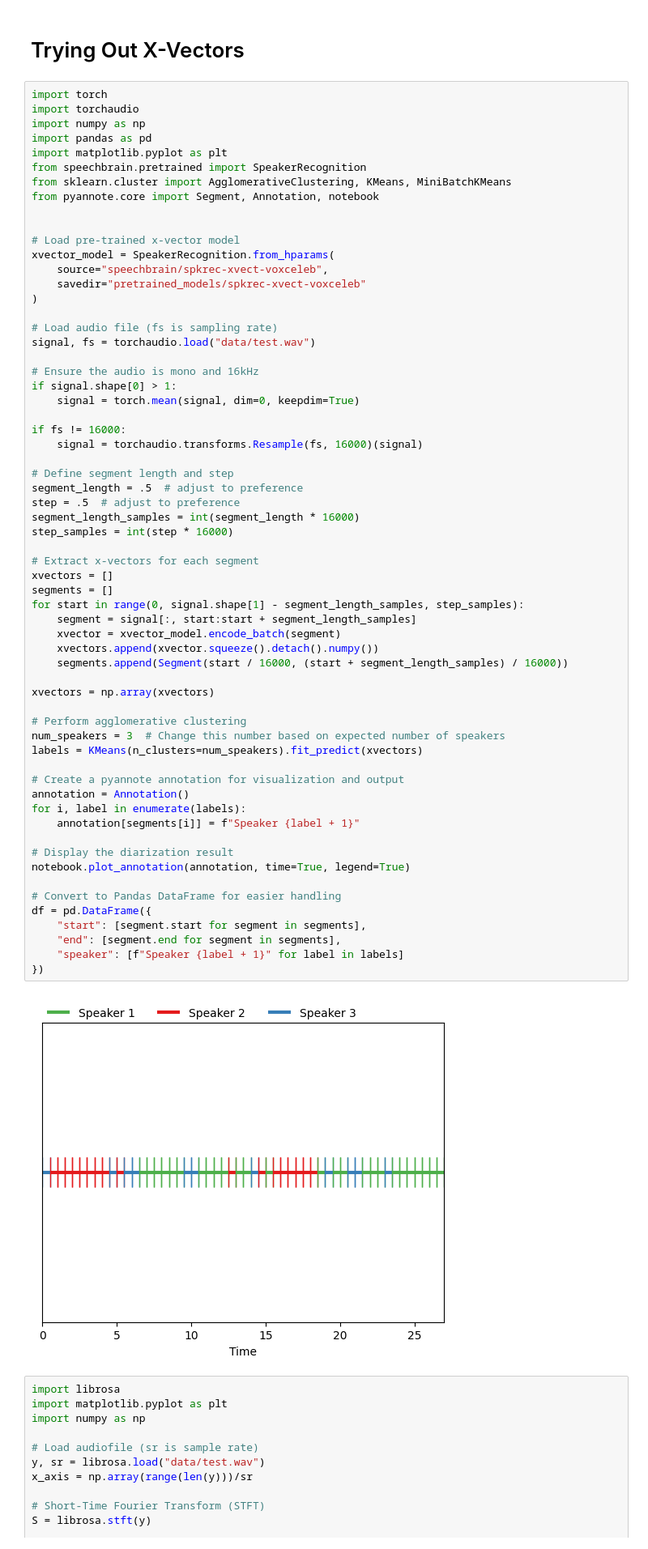
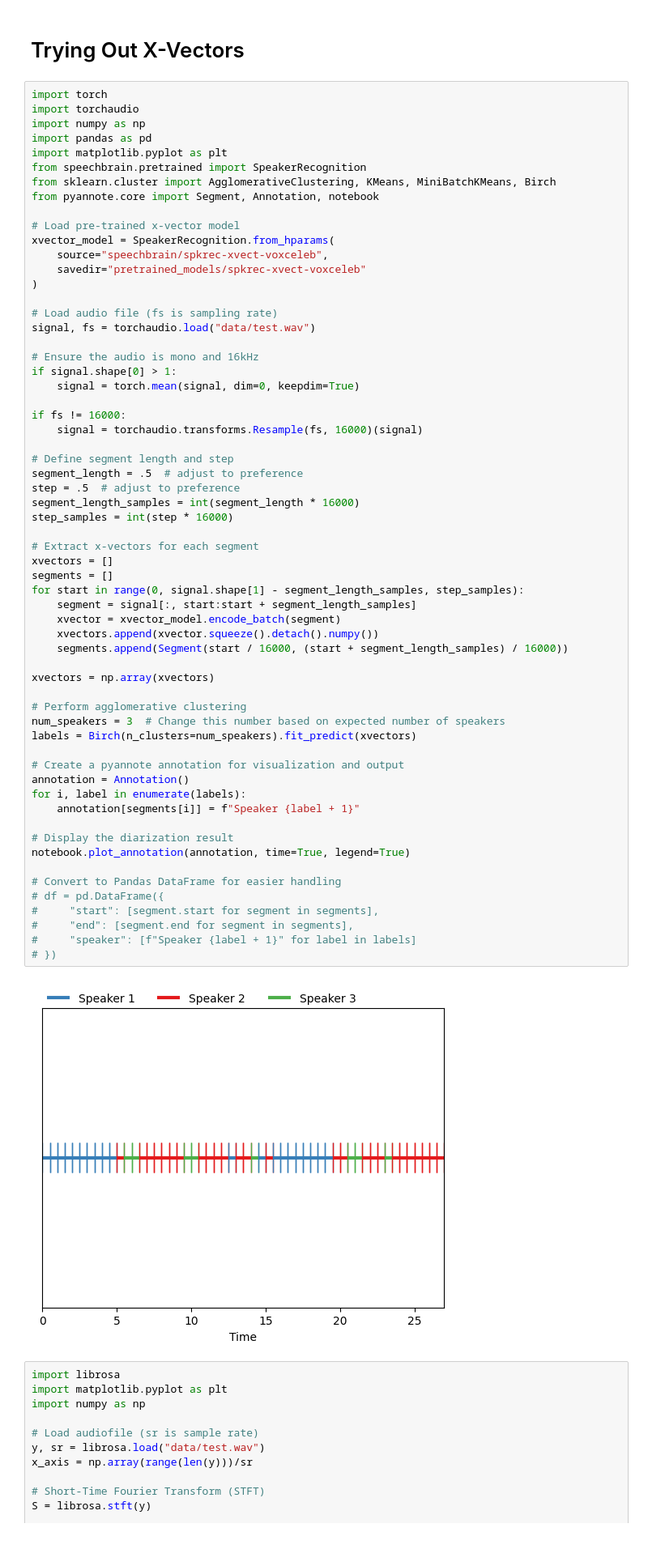
Before and after one commit to jottemka/ds-capstone-speakequal, a Jupyter notebook: jk_speak_equal.ipynb, the cells around one changed output. Shown at 81% size. Saved outputs shown, nothing was run; the diff lists cells and outputs as text.

```diff
--- a/jk_speak_equal.ipynb
+++ b/jk_speak_equal.ipynb
@@ -90,9 +90,8 @@ import numpy as np
 import pandas as pd
 import matplotlib.pyplot as plt
 from speechbrain.pretrained import SpeakerRecognition
-from sklearn.cluster import AgglomerativeClustering, KMeans, MiniBatchKMeans
+from sklearn.cluster import AgglomerativeClustering, KMeans, MiniBatchKMeans, Birch
 from pyannote.core import Segment, Annotation, notebook
-
 
 # Load pre-trained x-vector model
 xvector_model = SpeakerRecognition.from_hparams(
@@ -113,40 +112,40 @@ if fs != 16000:
 # Define segment length and step
 segment_length = .5  # adjust to preference
 step = .5  # adjust to preference
 segment_length_samples = int(segment_length * 16000)
 step_samples = int(step * 16000)
 
 # Extract x-vectors for each segment
 xvectors = []
 segments = []
 for start in range(0, signal.shape[1] - segment_length_samples, step_samples):
     segment = signal[:, start:start + segment_length_samples]
     xvector = xvector_model.encode_batch(segment)
     xvectors.append(xvector.squeeze().detach().numpy())
     segments.append(Segment(start / 16000, (start + segment_length_samples) / 16000))
 
 xvectors = np.array(xvectors)
 
 # Perform agglomerative clustering
 num_speakers = 3  # Change this number based on expected number of speakers
-labels = KMeans(n_clusters=num_speakers).fit_predict(xvectors)
+labels = Birch(n_clusters=num_speakers).fit_predict(xvectors)
 
 # Create a pyannote annotation for visualization and output
 annotation = Annotation()
 for i, label in enumerate(labels):
     annotation[segments[i]] = f"Speaker {label + 1}"
 
 # Display the diarization result
 notebook.plot_annotation(annotation, time=True, legend=True)
 
 # Convert to Pandas DataFrame for easier handling
-df = pd.DataFrame({
-    "start": [segment.start for segment in segments],
-    "end": [segment.end for segment in segments],
-    "speaker": [f"Speaker {label + 1}" for label in labels]
-})
+# df = pd.DataFrame({
+#     "start": [segment.start for segment in segments],
+#     "end": [segment.end for segment in segments],
+#     "speaker": [f"Speaker {label + 1}" for label in labels]
+# })
 # %% [output]
-[figure, old version]
+[figure, new version]
 # %%
 import librosa
 import matplotlib.pyplot as plt
```
Also changed, not shown: 1 other file.
